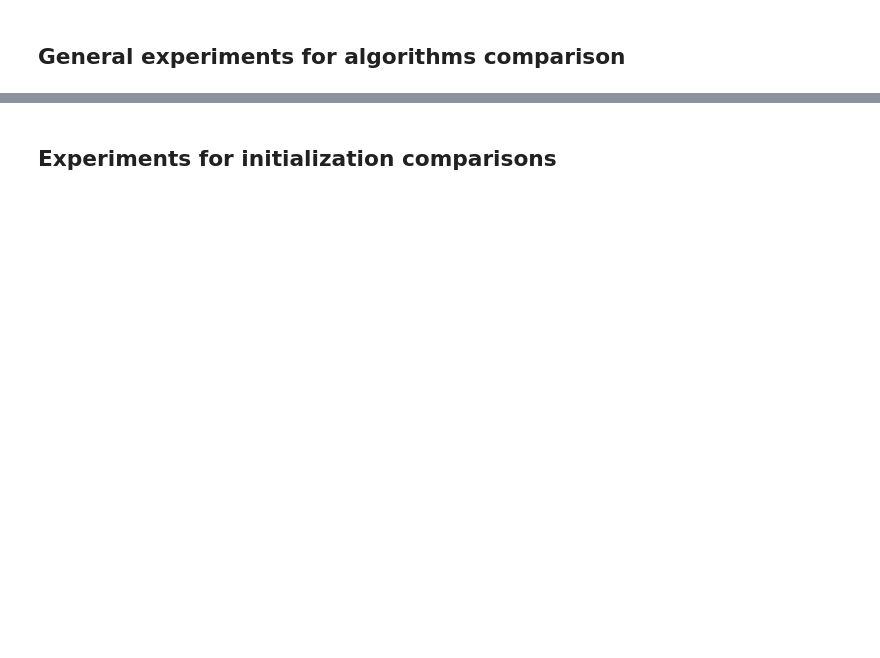
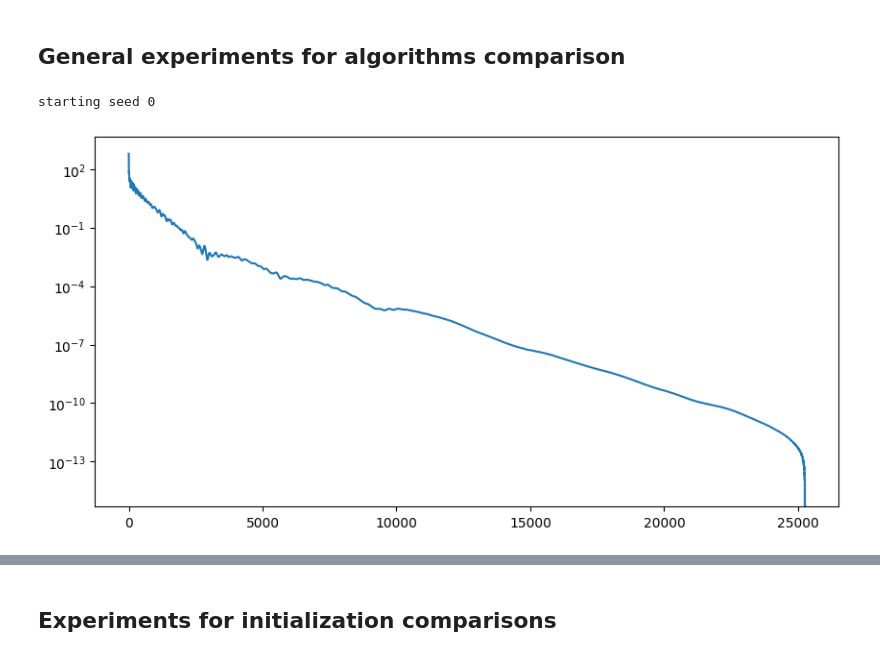
Before and after one commit to SaulUrso/Extreme-Learning-Machine, a Jupyter notebook: nesterov.ipynb, the cells around one changed output, grey strips where cells are left out. Saved outputs shown, nothing was run; the diff lists cells and outputs as text; code cells hidden in the pictures; blank space fills up the shorter version.

```diff
--- a/nesterov.ipynb
+++ b/nesterov.ipynb
@@ -89,22 +95,28 @@ for HIDDEN_SIZE, LEARNING_RATE, BETA, ALPHA, EPSILON in itertools.product(
         "Seed": [],
         "Initialization type": [],
         "Train": [],
-        "Validation": [],
         "Time": [],
+        "Time int": [],
         "Epochs": [],
     }
 
-    if worked is not None and not type(LEARNING_RATE) == str:
-        if (
-            LEARNING_RATE < worked
-        ):  # an higher learning rate has already been tested, and it converged
-            continue
+    # if worked is not None and not type(LEARNING_RATE) == str:
+    #     if (
+    #         LEARNING_RATE < worked
+    #     ):  # an higher learning rate has already been tested, and it converged
+    #         continue
 
     # loop over seeds
     for seed in range(5):
 
+        # compute exact solution using qr which has guaranteed better numerical stability
+        model_true = mu.ELM(input_size, HIDDEN_SIZE, output_size, seed=seed)
+        model_true.compute_wout_system_qr(X_train, y_train, alpha=ALPHA)
+
         # initialize model
         model = mu.ELM(input_size, HIDDEN_SIZE, output_size, seed=seed)
+
+        print("starting seed", seed)
 
         # measure time
         start = time.process_time()
@@ -113,20 +125,21 @@ for HIDDEN_SIZE, LEARNING_RATE, BETA, ALPHA, EPSILON in itertools.product(
         (
             final_model,
             loss_train_history,
-            loss_val_history,
+            sol_dist_history,
+            grad_history,
             epochs,
+            exec_time_loop,
             has_problem,
         ) = nesterov.nag(
             model,
             X_train,
             y_train,
-            X_val,
-            y_val,
             lr=LEARNING_RATE,
             alpha=ALPHA,
             beta=BETA,
-            max_epochs=2000000,
+            max_epochs=10000000,  # we are sure unless of numerical errors of the convergence, just here to prevent runs spanning hours
             eps=EPSILON,
+            exact_solution=model_true.output_weights,
             # fast_mode=True,
             # verbose=True,
         )
@@ -150,8 +163,8 @@ for HIDDEN_SIZE, LEARNING_RATE, BETA, ALPHA, EPSILON in itertools.product(
         results_dict["Seed"].append(seed)
         results_dict["Initialization type"].append("fan-in")
         results_dict["Train"].append(loss_train_history[-1])
-        results_dict["Validation"].append(loss_val_history[-1])
         results_dict["Time"].append(end - start)
+        results_dict["Time int"].append(exec_time_loop)
         results_dict["Epochs"].append(epochs)
 
         # guard is true if not using fast_mode (i.e. all iterations are saved)
@@ -165,36 +178,14 @@ for HIDDEN_SIZE, LEARNING_RATE, BETA, ALPHA, EPSILON in itertools.product(
                     {
                         "model": final_model,
                         "loss_train_history": loss_train_history,
-                        "loss_val_history": loss_val_history,
+                        "sol_dist_history": sol_dist_history,
+                        "grad_history": grad_history,
                     },
                     f,
                 )
 
-            # create plots
-            plt.plot(
-                np.arange(1, len(loss_train_history) + 1),
-                loss_train_history,
-                label="Train",
-            )
-            plt.plot(
-                np.arange(1, len(loss_train_history) + 1),
-                loss_val_history,
-                label="Validation",
-            )
-            plt.legend()
-            # set axis scale
-            plt.xscale("log")
-            plt.yscale("log")
-            # set title and axis labels
-            plt.title(
-                f"ELM {HIDDEN_SIZE} {LEARNING_RATE} {BETA} {ALPHA} {EPSILON} {seed}"
-            )
-            plt.xlabel("Epochs")
-            plt.ylabel("Loss")
-            plt.savefig(
-                f"{PLOT}ELM_{HIDDEN_SIZE}_{LEARNING_RATE}_{BETA}_{ALPHA}_{EPSILON}_{seed}.png"
-            )
-            plt.show()
+    if has_problem:
+        continue
 
     # no results obtained because there was an error
     if len(results_dict["Seed"]) == 0:
@@ -202,6 +193,8 @@ for HIDDEN_SIZE, LEARNING_RATE, BETA, ALPHA, EPSILON in itertools.product(
 
     df_results = pd.DataFrame(results_dict)
     df_results.to_csv(
-        f"{RESULTS}ELM_{HIDDEN_SIZE}_{LEARNING_RATE}_{BETA}_{ALPHA}_{EPSILON}.csv",
+        f"{RESULTS}ELM_{HIDDEN_SIZE}_{LEARNING_RATE}_{BETA}_{ALPHA}_{EPSILON}-trialnew1.csv",
         index=False,
     )
+# %% [output]
+starting seed 0
@@ -207,0 +331,12 @@ for HIDDEN_SIZE, LEARNING_RATE, BETA, ALPHA, EPSILON in itertools.product(
+# %%
+plt.figure(figsize=(10, 5))
+plt.plot(
+    np.arange(1, len(loss_train_history) + 1),
+    loss_train_history
+    - min(
+        loss_train_history
+    ),  # mu.compute_loss(y_train, model_true.predict(X_train), alpha=ALPHA),
+)
+plt.yscale("log")
+# %% [output]
+[figure, added]
```
Also changed, not shown: parts of 10 cells of this notebook, 5 other files.
